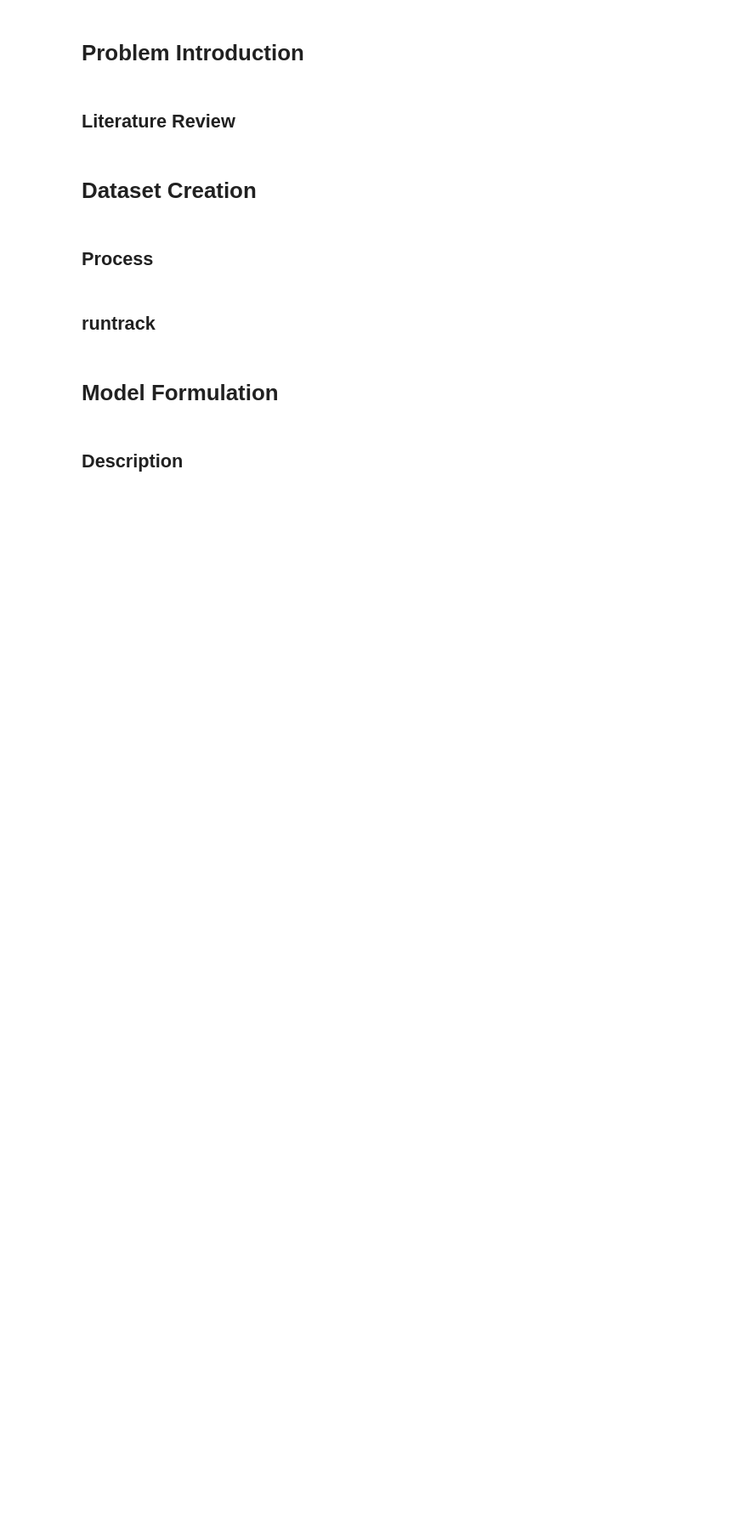
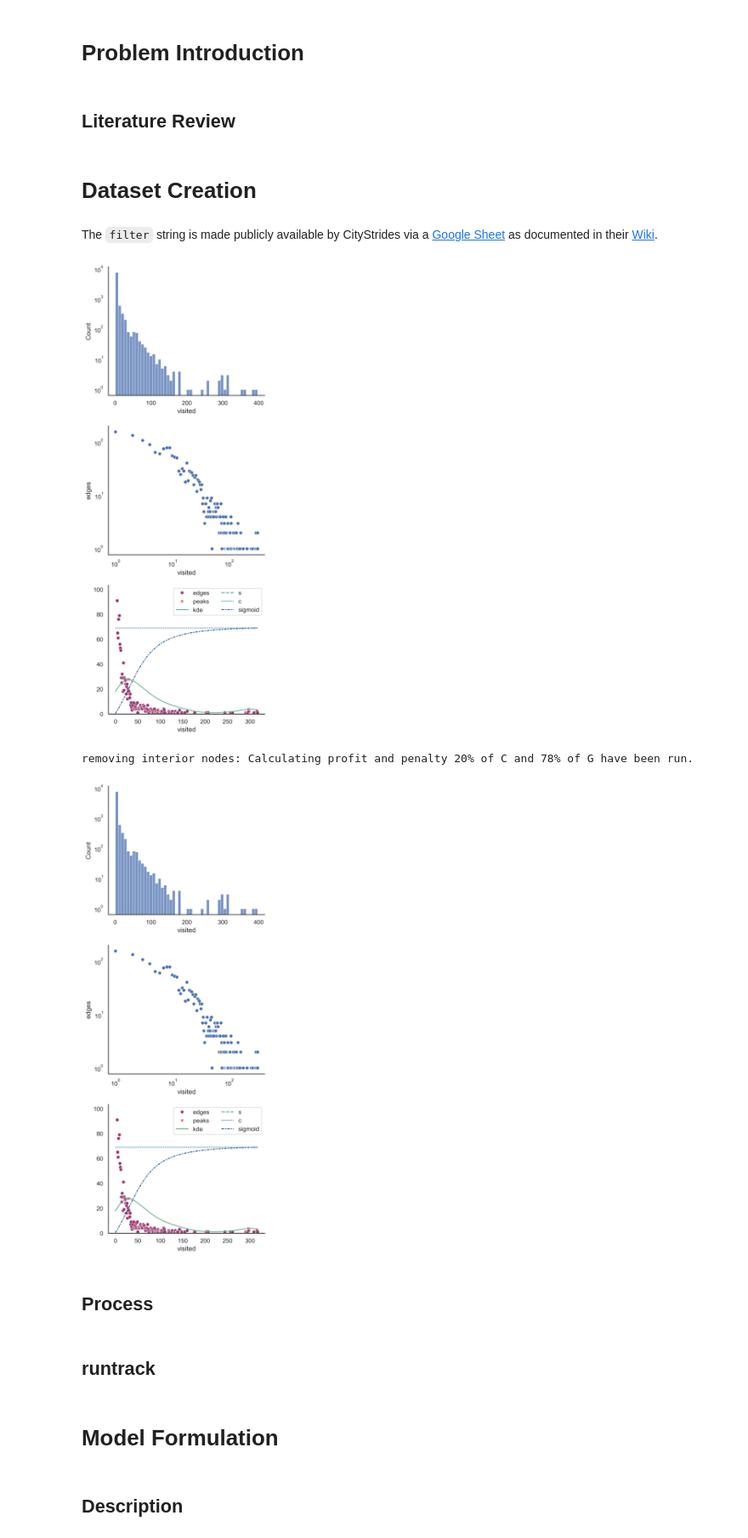
Before and after one commit to jingng/MIE1603-Project, a Jupyter notebook: Project_Report.ipynb, the cells around one changed output. Shown at 85% size. Drawn from its saved outputs; the diff is of its cells as text; code cells hidden in the pictures; blank space fills up the shorter version.

```diff
--- a/Project_Report.ipynb
+++ b/Project_Report.ipynb
@@ -27,0 +93,11 @@
+# %%
+INSTANCE_DIRECTORY = "instances"
+
+EARTH_RADIUS_M = 6_371_009  # distance in meters
+GAR_ANGLE_SCALER = 2**32 / 360
+
+SIGMA_Z = 4.07
+BETA = 3
+
+ox.settings.bidirectional_network_types = ["walk", "drive", "all"]
+sns.set_theme(style="white")
@@ -31,3 +724,5 @@
 ## Literature Review
 # %% [markdown]
 # Dataset Creation
+# %% [markdown]
+The `filter` string is made publicly available by CityStrides via a [Google Sheet](https://docs.google.com/spreadsheets/d/1dbj5giwBhCG-jWmokCnQOJhkIEE132FvXVyrvDL7tSU/) as documented in their [Wiki](https://community.citystrides.com/t/osm-basics/21283).
@@ -34,3 +1509,20 @@
+# %%
+jess_min = InstanceHandler("Sunshine Hills", "jess-min", load_from_files=True)
+# jess_min.create_cs_graph()
+# jess_min.plot()
+# jess_min.create_routes()
+# jess_min.create_composite_graph()
+# jess_min.plot("C")
+# jess_min.add_visited_counts()
+# jess_min.plot("heatmap")
+# jess_min.create_instances(["base"])
+jess_min.plot("profit_base")
+jess_min.create_instances("noderem")
+jess_min.plot("profit_noderem")
+# %% [output]
+[figure, added]
+removing interior nodes: Calculating profit and penalty 20% of C and 78% of G have been run.
+[figure, added]
 # %% [markdown]
 ## Process
 # %% [markdown]
```
Also changed, not shown: parts of 14 cells of this notebook, 11 other files.
